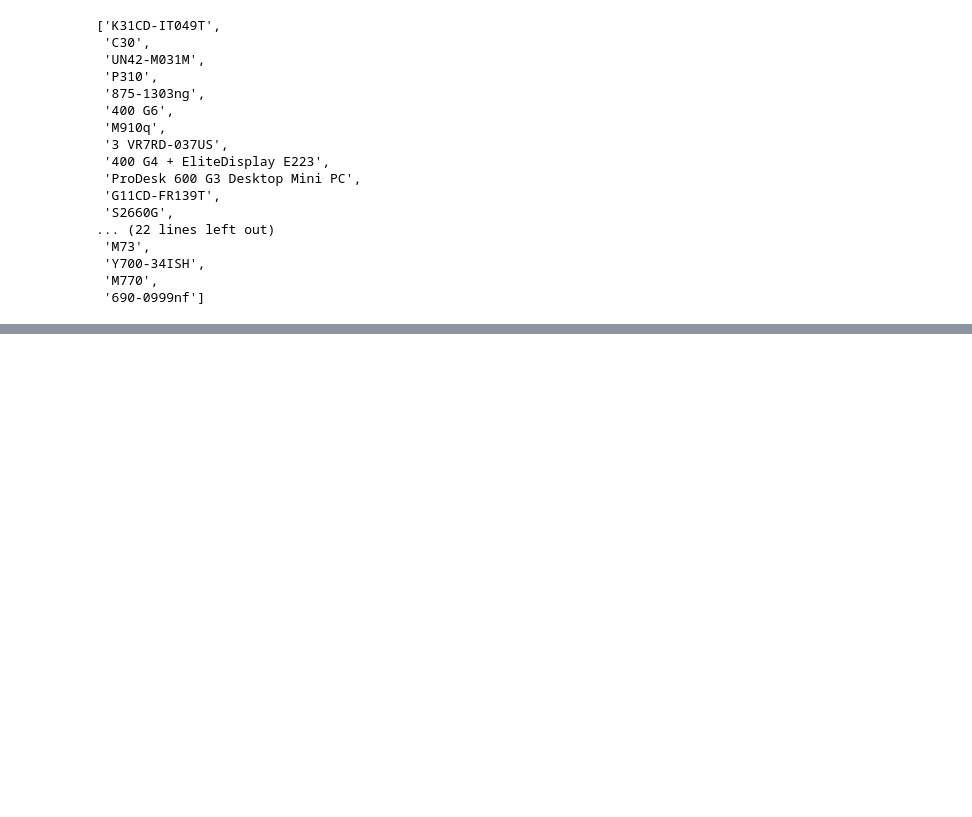
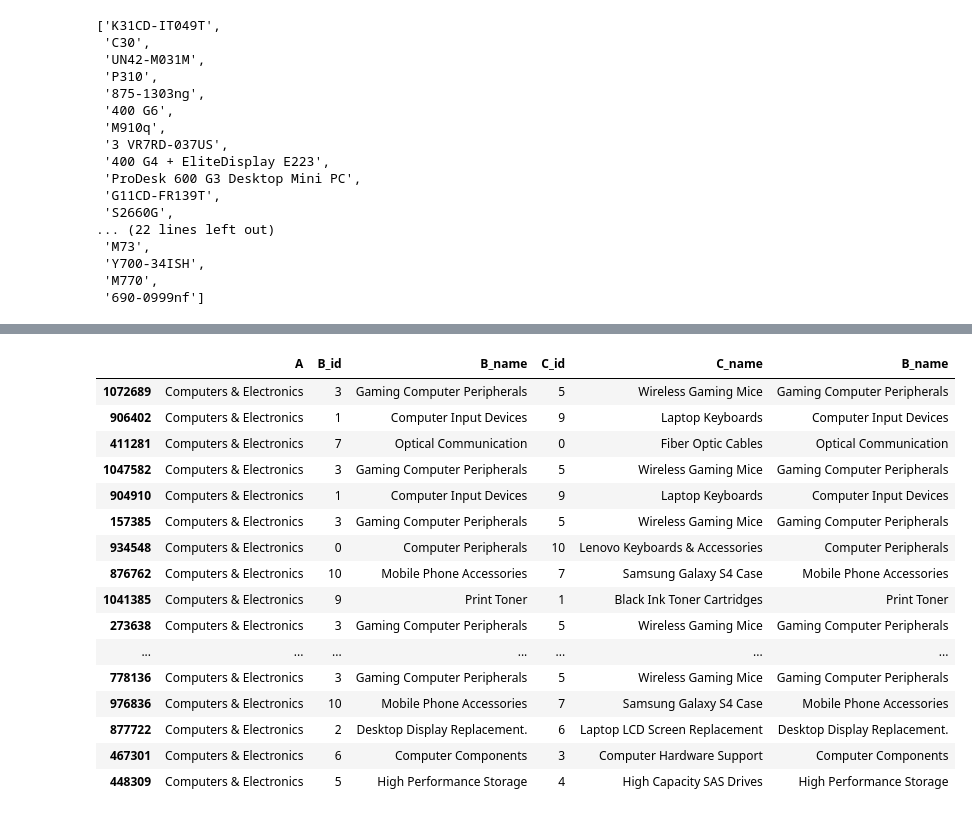
Before and after one commit to AlistairPereira/Taxonomy_Buidling_Textual_Corpora, a Jupyter notebook: prompt_engineering/data/prompt_engineering_exploration.ipynb, the cells around one changed output, grey strips where cells are left out. Cells and saved outputs as stored; diff of their text form; code cells hidden in the pictures; blank space fills up the shorter version.

Commit message:
taxonomy generation using prompts

```diff
--- a/prompt_engineering/data/prompt_engineering_exploration.ipynb
+++ b/prompt_engineering/data/prompt_engineering_exploration.ipynb
@@ -844,0 +887,37 @@ df_clean[["ProductName", "C_id", "C_name"]].head(20)
+# %%
+B_name_map = {}
+
+unique_bids = sorted(df_clean["B_id"].unique())
+print("All B_id values:", unique_bids)
+
+for bid in unique_bids:
+    if bid == -1:
+        continue  # skip noise if any
+
+    sub = df_clean[df_clean["B_id"] == bid]
+
+    child_names = (
+        sub["C_name"]
+        .dropna()
+        .unique()
+        .tolist()
+    )
+
+    if not child_names:
+        print(f"B_id {bid} → no child C_names, skipping")
+        continue
+
+    prompt = f"""
+You are an expert in product taxonomy.
+
+These are subcategories:
+{", ".join(child_names)}.
+
+Suggest a concise B-level parent category name (max 3 words).
+ONLY return the category name.
+"""
+
+    label = cached_llm_label(prompt, max_words=3)
+    B_name_map[bid] = label
+
+    print(f"B_id {bid} → {label}")
@@ -844,0 +942,21 @@ df_clean[["ProductName", "C_id", "C_name"]].head(20)
+# %%
+df_clean["B_name"] = df_clean["B_id"].map(B_name_map)
+df_clean[["A", "B_id", "B_name", "C_id", "C_name","B_name"]].head(30)
+# %% [output]
+|  | A | B_id | B_name | C_id | C_name | B_name |
+| 1072689 | Computers & Electronics | 3 | Gaming Computer Peripherals | 5 | Wireless Gaming Mice | Gaming Computer Peripherals |
+| 906402 | Computers & Electronics | 1 | Computer Input Devices | 9 | Laptop Keyboards | Computer Input Devices |
+| 411281 | Computers & Electronics | 7 | Optical Communication | 0 | Fiber Optic Cables | Optical Communication |
+| 1047582 | Computers & Electronics | 3 | Gaming Computer Peripherals | 5 | Wireless Gaming Mice | Gaming Computer Peripherals |
+| 904910 | Computers & Electronics | 1 | Computer Input Devices | 9 | Laptop Keyboards | Computer Input Devices |
+| 157385 | Computers & Electronics | 3 | Gaming Computer Peripherals | 5 | Wireless Gaming Mice | Gaming Computer Peripherals |
+| 934548 | Computers & Electronics | 0 | Computer Peripherals | 10 | Lenovo Keyboards & Accessories | Computer Peripherals |
+| 876762 | Computers & Electronics | 10 | Mobile Phone Accessories | 7 | Samsung Galaxy S4 Case | Mobile Phone Accessories |
+| 1041385 | Computers & Electronics | 9 | Print Toner | 1 | Black Ink Toner Cartridges | Print Toner |
+| 273638 | Computers & Electronics | 3 | Gaming Computer Peripherals | 5 | Wireless Gaming Mice | Gaming Computer Peripherals |
+| ... | ... | ... | ... | ... | ... | ... |
+| 778136 | Computers & Electronics | 3 | Gaming Computer Peripherals | 5 | Wireless Gaming Mice | Gaming Computer Peripherals |
+| 976836 | Computers & Electronics | 10 | Mobile Phone Accessories | 7 | Samsung Galaxy S4 Case | Mobile Phone Accessories |
+| 877722 | Computers & Electronics | 2 | Desktop Display Replacement. | 6 | Laptop LCD Screen Replacement | Desktop Display Replacement. |
+| 467301 | Computers & Electronics | 6 | Computer Components | 3 | Computer Hardware Support | Computer Components |
+| 448309 | Computers & Electronics | 5 | High Performance Storage | 4 | High Capacity SAS Drives | High Performance Storage |
```
Also changed, not shown: parts of 35 cells of this notebook.
